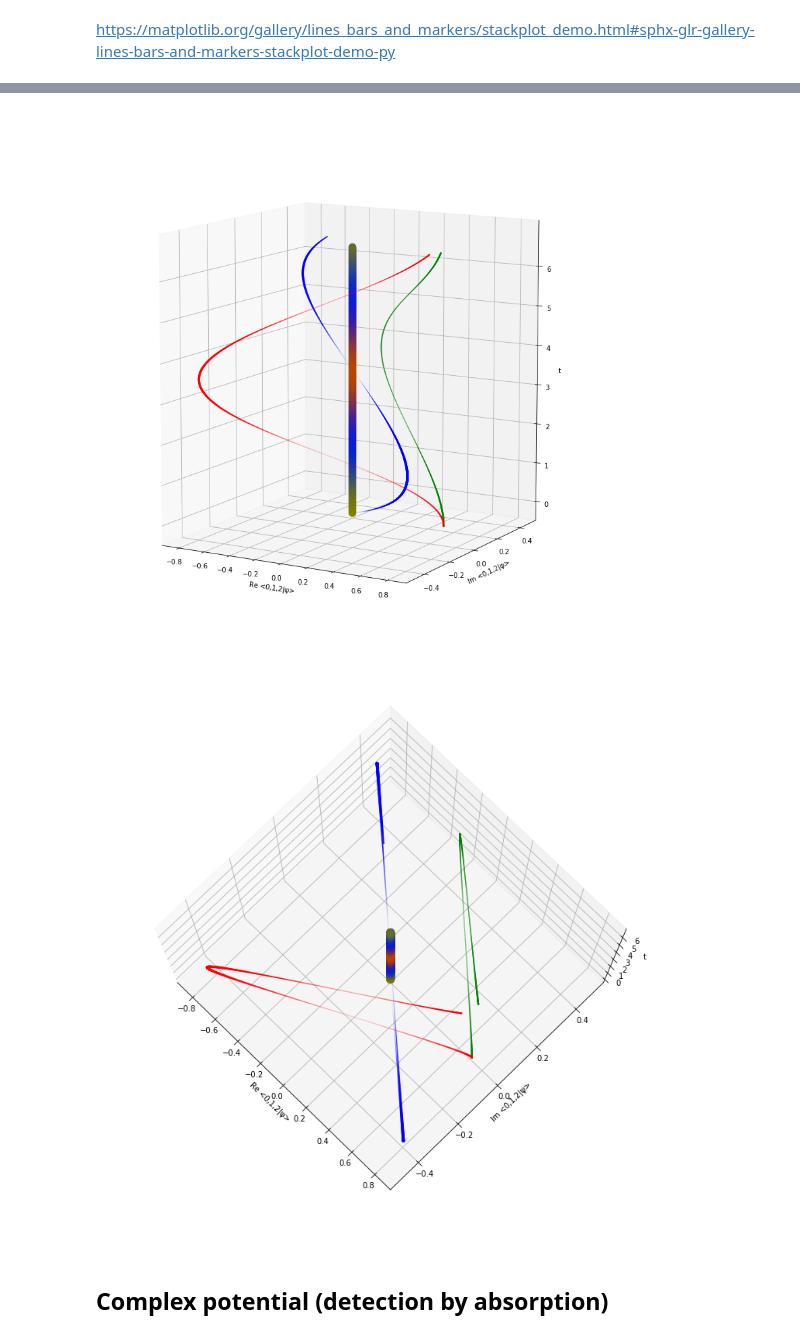
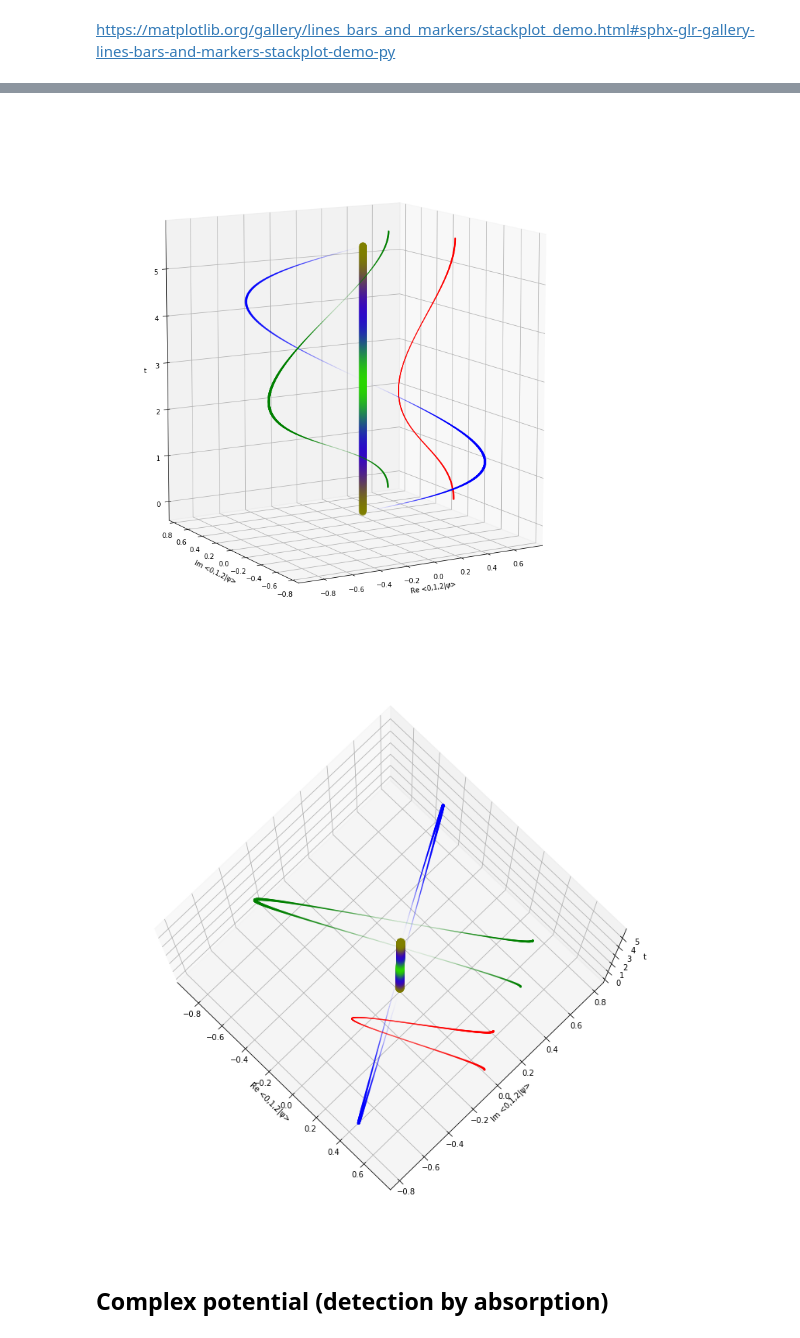
Before and after one commit to gderosa/timeq, a Jupyter notebook: comp/jupyter/detect-gentle3.132.ipynb, the cells around one changed output, grey strips where cells are left out. Saved outputs shown, nothing was run; the diff lists cells and outputs as text; code cells hidden in the pictures.

```diff
--- a/comp/jupyter/detect-gentle3.132.ipynb
+++ b/comp/jupyter/detect-gentle3.132.ipynb
@@ -46,7 +46,6 @@ $$\left [ \left ( 0, \quad 1, \quad \left [ \left[\begin{matrix}- i \left(\frac{
 # %%
 U_t = exp(-I*H*t)
 # %%
-psi_0 = Matrix([2, 1+I, 0])/sqrt(6)
-psi_0 = Matrix([1, 1, 0])/sqrt(2)
+psi_0 = Matrix([1, (1+I)/sqrt(2), 0])/sqrt(2)
 psi_0
 # %% [output]
@@ -78,7 +77,7 @@ def prob_n(_t):
     return np.real(_prob_n(_t))
 # %%
 def phase_color(_z):
-    return np.imag(_z)
+    return np.sin(np.angle(_z))
 # %% [markdown]
 <!--
 #### Complex argument color code
@@ -87,7 +86,7 @@ def phase_color(_z):
 * <span style="color: #408">__Purple__</span> (or generally the "lowest"): imaginary, negative
 -->
 # %%
-TMIN, TMAX = 0, 3*pi/sqrt(2)
+TMIN, TMAX = 0, 4*pi/sqrt(5) # one and a half periods, for graphical purposes...
 TMIN_N, TMAX_N = float(TMIN), float(TMAX)
 # %%
 for i in 0, 1, 2:
@@ -120,6 +112,10 @@ array([[0., 0., 0., ..., 0., 0., 0.],
 # %%
 for i in 0, 1, 2:
     probs[i] = prob_n(times)[i]
+# %%
+# Avoid *tiny* negative numbers, just out of numeric approximation, which will cause problems later,
+# when their value is in fact juzt zero.
+probs = np.round(probs, decimals=12)
 # %%
 UNISYM = {
     'psi': u'\u03C8',
@@ -180,39 +176,39 @@ ax.legend(
 # %%
 # 3D parametric plot
-for (vertical_angle, horizontal_angle, height, width) in (10, -60, 15, 13), (80, -45, 13, 13):
+for (vertical_angle, horizontal_angle, height, width) in (10, -120, 15, 13), (80, -45, 13, 13):
     fig = plt.figure(figsize=(width, height))
 
 
     ax = fig.gca(projection='3d')
 
     ax.view_init(vertical_angle, horizontal_angle) # rotate 3d point of view
 
     ax.set_xlabel('Re <0,1,2|\u03C8>')
     ax.set_ylabel('Im <0,1,2|\u03C8>')
     ax.set_zlabel('t')
 
     ax.scatter(
         np.zeros(NPLOTPOINTS, dtype=np.float),
         np.zeros(NPLOTPOINTS, dtype=np.float),
         times,
 
         c = rgbs,
         s = 100
     )
     for i in 0, 1, 2:
         ax.scatter(
             np.real(unitary_psi_n(times)[i][0]),
             np.imag(unitary_psi_n(times)[i][0]),
             times,
 
             marker = '.',
             #depthshade=False,
             s = (probs[i]**2)*40,
             c = _c[i]
         )
 # %% [output]
-[figure, old version]
+[figure, new version]
-[figure, old version]
+[figure, new version]
 # %% [markdown]
 ## Complex potential (detection by absorption)
 # %% [markdown]
```
Also changed, not shown: parts of 50 cells of this notebook.
